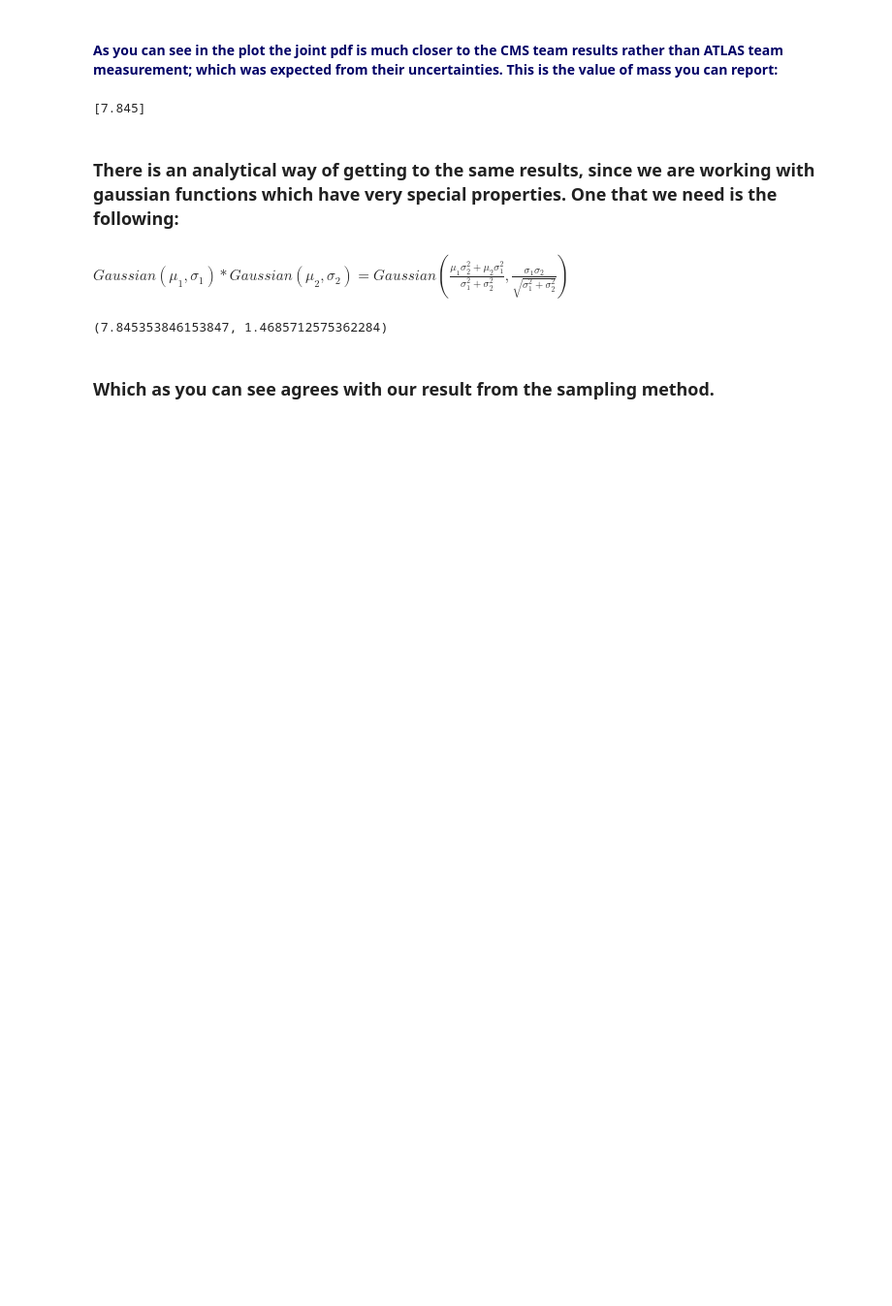
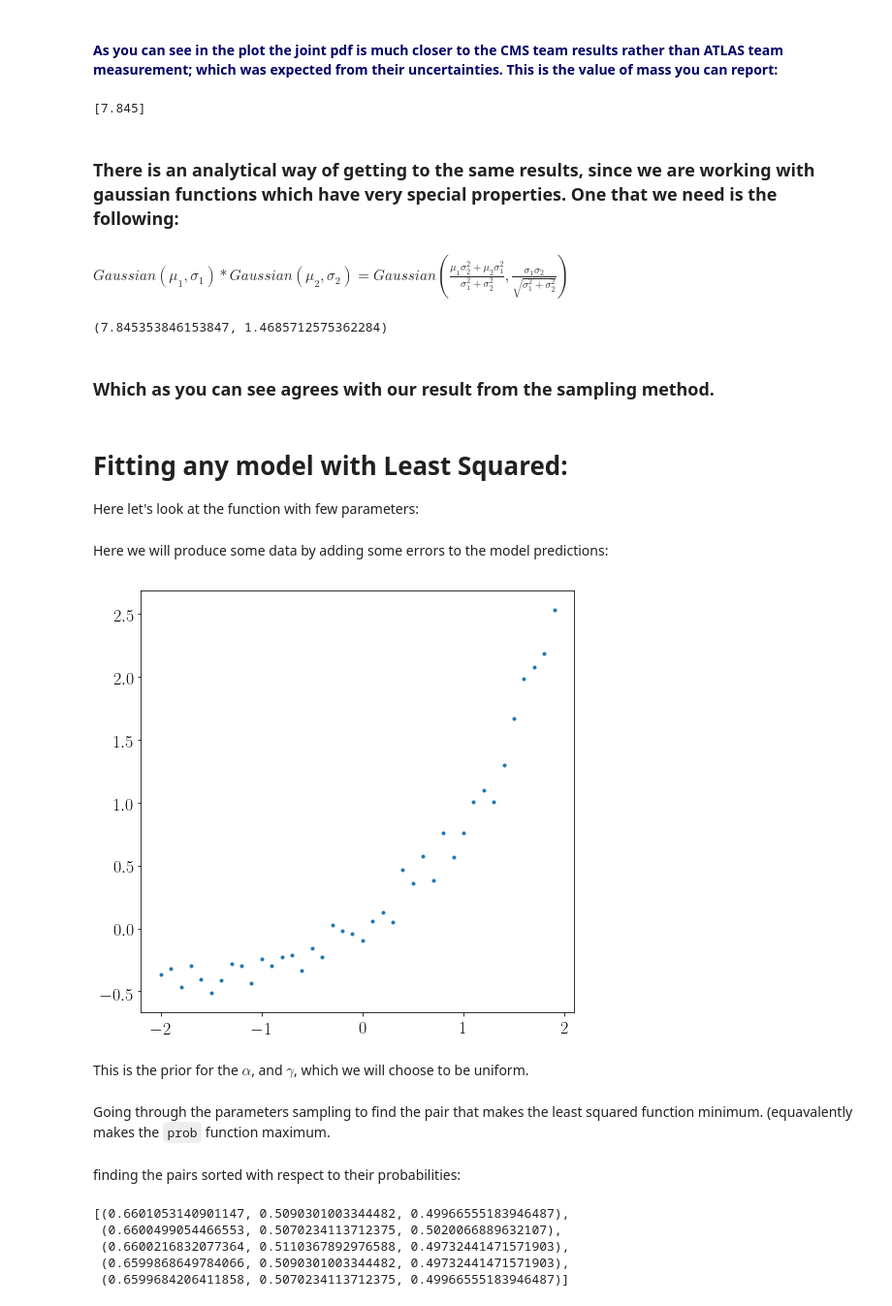
Before and after one commit to abtinshahidi/Foundation_applied_machine_learning, a Jupyter notebook: notebooks/week2/week2.ipynb, the cells around one changed output. Shown: that part at 97% size. Saved outputs shown, nothing was run; the diff lists cells and outputs as text; code cells hidden in the pictures; blank space fills up the shorter version.

Commit message:
Adding an example for fitting with least squared

```diff
--- a/notebooks/week2/week2.ipynb
+++ b/notebooks/week2/week2.ipynb
@@ -173,3 +196,27 @@ two_gaussian(mass_cms, mass_atlas, mass_err_cms, mass_err_atlas)
 (7.845353846153847, 1.4685712575362284)
 # %% [markdown]
 ### **Which as you can see agrees with our result from the sampling method.**
+# %% [markdown]
+# Fitting any model with Least Squared:
+Here let's look at the function with few parameters:
+# %%
+from math import exp
+
+def f(x, α, γ):
+    return α * x * exp(γ * x)
+# %% [markdown]
+Here we will produce some data by adding some errors to the model predictions:
+# %%
+np.random.seed(4)
+
+α, γ = 0.5, 0.5
+x_span = [i/100 for i in range(-200, 200, 10)]
+y_span = [f(i, α, γ) + 0.1 * np.random.randn() for i in x_span]
+
+plt.figure(figsize=(8, 8))
+
+plt.plot(x_span, y_span, ".")
+
+plt.show()
+# %% [output]
+[figure, added]
@@ -175,0 +232,2 @@ two_gaussian(mass_cms, mass_atlas, mass_err_cms, mass_err_atlas)
+# %% [markdown]
+This is the prior for the $\alpha$, and $\gamma$, which we will choose to be uniform.
@@ -175,0 +237,2 @@ two_gaussian(mass_cms, mass_atlas, mass_err_cms, mass_err_atlas)
+# %% [markdown]
+Going through the parameters sampling to find the pair that makes the least squared function minimum. (equavalently makes the `prob` function maximum.
@@ -175,0 +246,10 @@ two_gaussian(mass_cms, mass_atlas, mass_err_cms, mass_err_atlas)
+# %% [markdown]
+finding the pairs sorted with respect to their probabilities:
+# %%
+sorted(values, key=lambda x : x[0], reverse=True)[:5]
+# %% [output]
+[(0.6601053140901147, 0.5090301003344482, 0.49966555183946487),
+ (0.6600499054466553, 0.5070234113712375, 0.5020066889632107),
+ (0.6600216832077364, 0.5110367892976588, 0.49732441471571903),
+ (0.6599868649784066, 0.5090301003344482, 0.49732441471571903),
+ (0.6599684206411858, 0.5070234113712375, 0.49966555183946487)]
```
Also changed, not shown: parts of 11 cells of this notebook.
